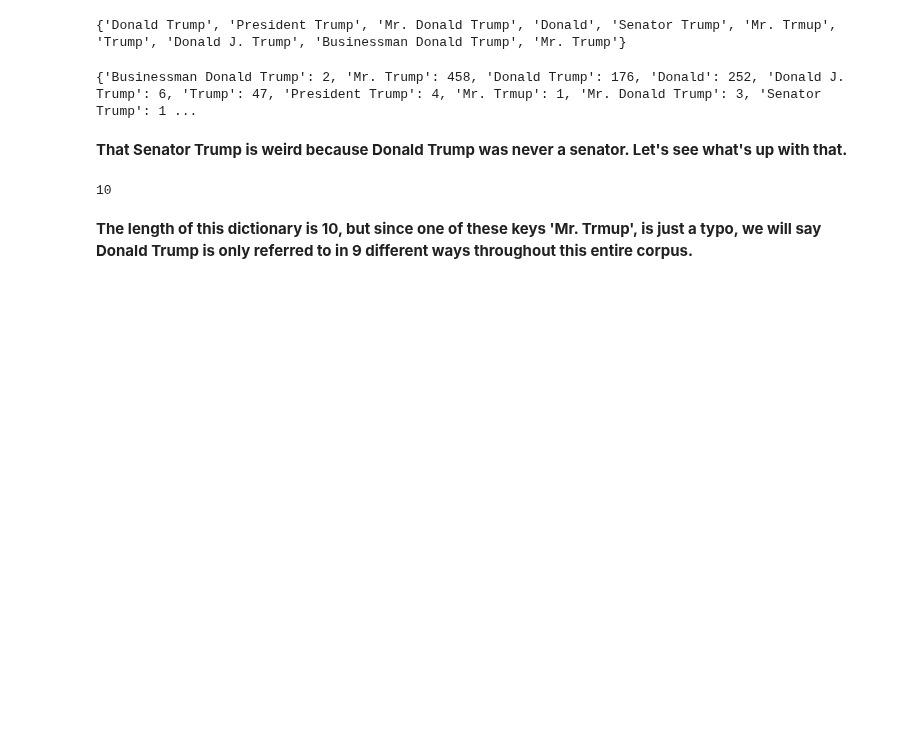
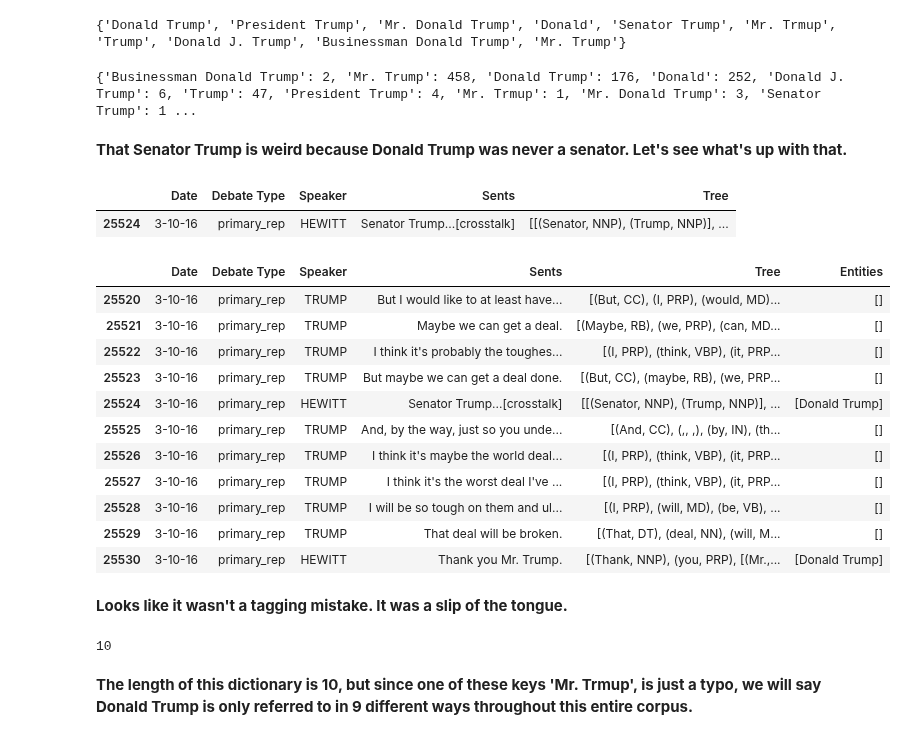
Before and after one commit to Data-Science-for-Linguists/2016-Debates-and-Referring-Expressions, a Jupyter notebook: analysis.ipynb, the cells around one changed output. Cells and saved outputs as stored; diff of their text form; code cells hidden in the pictures; blank space fills up the shorter version.

```diff
--- a/analysis.ipynb
+++ b/analysis.ipynb
@@ -559,6 +559,29 @@ master_REtrump_freq
 {'Businessman Donald Trump': 2, 'Mr. Trump': 458, 'Donald Trump': 176, 'Donald': 252, 'Donald J. Trump': 6, 'Trump': 47, 'President Trump': 4, 'Mr. Trmup': 1, 'Mr. Donald Trump': 3, 'Senator Trump': 1 ...
 # %% [markdown]
 **That Senator Trump is weird because Donald Trump was never a senator. Let's see what's up with that.**
+# %%
+master_sentrump = get_trees_for(master_df, 'Donald Trump', 'Senator Trump')
+master_sentrump
+# %% [output]
+|  | Date | Debate Type | Speaker | Sents | Tree |
+| 25524 | 3-10-16 | primary_rep | HEWITT | Senator Trump...[crosstalk] | [[(Senator, NNP), (Trump, NNP)], ... |
+# %%
+master_df.loc[25520:25530][:]
+# %% [output]
+|  | Date | Debate Type | Speaker | Sents | Tree | Entities |
+| 25520 | 3-10-16 | primary_rep | TRUMP | But I would like to at least have... | [(But, CC), (I, PRP), (would, MD)... | [] |
+| 25521 | 3-10-16 | primary_rep | TRUMP | Maybe we can get a deal. | [(Maybe, RB), (we, PRP), (can, MD... | [] |
+| 25522 | 3-10-16 | primary_rep | TRUMP | I think it's probably the toughes... | [(I, PRP), (think, VBP), (it, PRP... | [] |
+| 25523 | 3-10-16 | primary_rep | TRUMP | But maybe we can get a deal done. | [(But, CC), (maybe, RB), (we, PRP... | [] |
+| 25524 | 3-10-16 | primary_rep | HEWITT | Senator Trump...[crosstalk] | [[(Senator, NNP), (Trump, NNP)], ... | [Donald Trump] |
+| 25525 | 3-10-16 | primary_rep | TRUMP | And, by the way, just so you unde... | [(And, CC), (,, ,), (by, IN), (th... | [] |
+| 25526 | 3-10-16 | primary_rep | TRUMP | I think it's maybe the world deal... | [(I, PRP), (think, VBP), (it, PRP... | [] |
+| 25527 | 3-10-16 | primary_rep | TRUMP | I think it's the worst deal I've ... | [(I, PRP), (think, VBP), (it, PRP... | [] |
+| 25528 | 3-10-16 | primary_rep | TRUMP | I will be so tough on them and ul... | [(I, PRP), (will, MD), (be, VB), ... | [] |
+| 25529 | 3-10-16 | primary_rep | TRUMP | That deal will be broken. | [(That, DT), (deal, NN), (will, M... | [] |
+| 25530 | 3-10-16 | primary_rep | HEWITT | Thank you Mr. Trump. | [(Thank, NNP), (you, PRP), [(Mr.,... | [Donald Trump] |
+# %% [markdown]
+**Looks like it wasn't a tagging mistake. It was a slip of the tongue.**
 # %%
 len(master_REtrump_freq)
 # %% [output]
```
Also changed, not shown: parts of 5 cells of this notebook.
